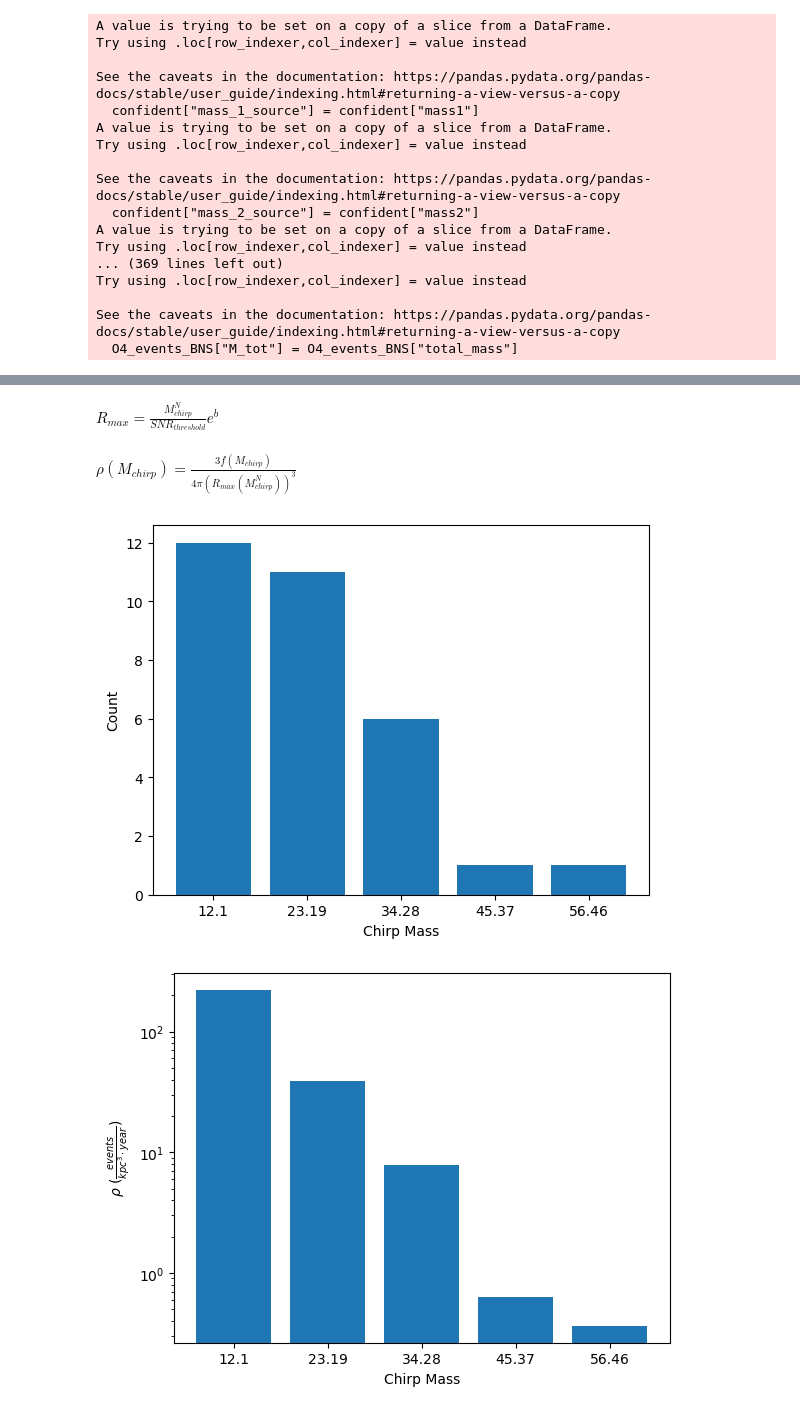
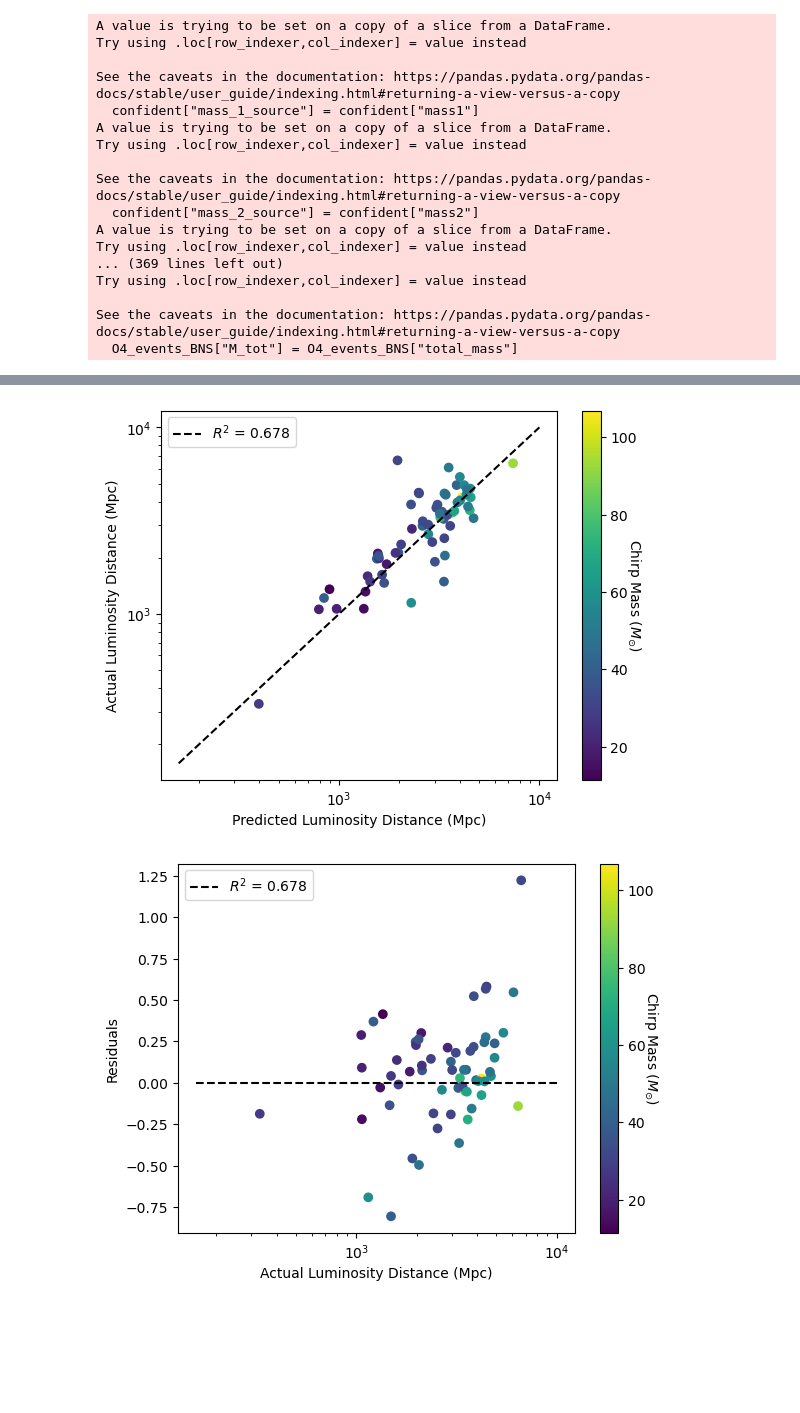
Before and after one commit to AndrewValentini/Gravitational-Waves-Research-23-24, a Jupyter notebook: Data Analysis/BBHDistributions.ipynb, the cells around one changed output, grey strips where cells are left out. Cells and saved outputs as stored; diff of their text form; code cells hidden in the pictures; blank space fills up the shorter version.

```diff
--- a/Data Analysis/BBHDistributions.ipynb
+++ b/Data Analysis/BBHDistributions.ipynb
@@ -134,4 +110,0 @@ sub_O3 = O3_BBH[(O3_BBH["mass2"] > 2.16) & (O3_BBH["snr"] > 5) & (O3_BBH["lumino
-# %% [markdown]
-$R_{max}=\frac{M^N_{chirp}}{SNR_{threshold}}e^b$
-# %% [markdown]
-$\rho(M_{chirp})=\frac{3f(M_{chirp})}{4\pi(R_{max}(M^N_{chirp}))^3}$
@@ -141,7 +110,0 @@ mass_bins = (range[:-1]+range[1:])/2
-# %%
-plt.bar([str(np.round(i,2)) for i in mass_bins],counts)
-plt.xlabel("Chirp Mass")
-plt.ylabel("Count")
-plt.show()
-# %% [output]
-[figure, removed]
@@ -152,8 +111,38 @@ rho = 3*counts/(4*np.pi*(O3_runtime/12.0)*((R_max*1.0e-4)**3))
-# %%
-plt.bar([str(np.round(i,2)) for i in mass_bins],rho)
-plt.yscale("log")
-plt.ylabel("$\\rho$ ($\\frac{events}{kpc^3\cdot year}$)")
-plt.xlabel("Chirp Mass")
-plt.show()
-# %% [output]
-[figure, removed]
+# %%
+m = 0.8003270810708438
+b = 7.534448682703253
+SNR_scale_factor = 1.6
+
+predicted_luminosity_distances = m * np.log(O4_BBH["chirp_mass"]) - np.log(O4_BBH["snr"] * SNR_scale_factor) + b
+# %%
+color_name = "chirp_mass"
+color_label = "Chirp Mass ($M_{\odot}$)"
+
+#color_name = "snr"
+#color_label = "SNR"
+
+#plt.plot(x,np.zeros(10), color = "black", linestyle="--", label="$R^2$ = {:.3f}".format(r2_score(np.log(O3_BBH_df["luminosity_distance"]), predicted_luminosity_distances)))
+x = np.logspace(2.2, 4, 10)
+plt.plot(x, x, color = "black", linestyle="--", label="$R^2$ = {:.3f}".format(r2_score(np.log(O4_BBH["luminosity_distance"]), predicted_luminosity_distances)))
+plt.scatter(np.exp(predicted_luminosity_distances), O4_BBH["luminosity_distance"], c = O4_BBH[color_name])
+plt.legend()
+cbar = plt.colorbar()
+cbar.ax.set_ylabel(color_label, rotation=270)
+plt.ylabel("Actual Luminosity Distance (Mpc)")
+plt.xlabel("Predicted Luminosity Distance (Mpc)")
+plt.yscale("log")
+plt.xscale("log")
+plt.show()
+
+x = np.logspace(2.2, 4, 10)
+plt.plot(x, np.zeros(10), color = "black", linestyle="--", label="$R^2$ = {:.3f}".format(r2_score(np.log(O4_BBH["luminosity_distance"]), predicted_luminosity_distances)))
+plt.scatter(O4_BBH["luminosity_distance"], np.log(O4_BBH["luminosity_distance"]) - predicted_luminosity_distances, c = O4_BBH[color_name])
+plt.legend()
+cbar = plt.colorbar()
+cbar.ax.set_ylabel(color_label, rotation=270)
+plt.ylabel("Residuals")
+plt.xlabel("Actual Luminosity Distance (Mpc)")
+plt.xscale("log")
+# %% [output]
+[figure, added]
+[figure, added]
```
Also changed, not shown: parts of 14 cells of this notebook, 1 other file.
